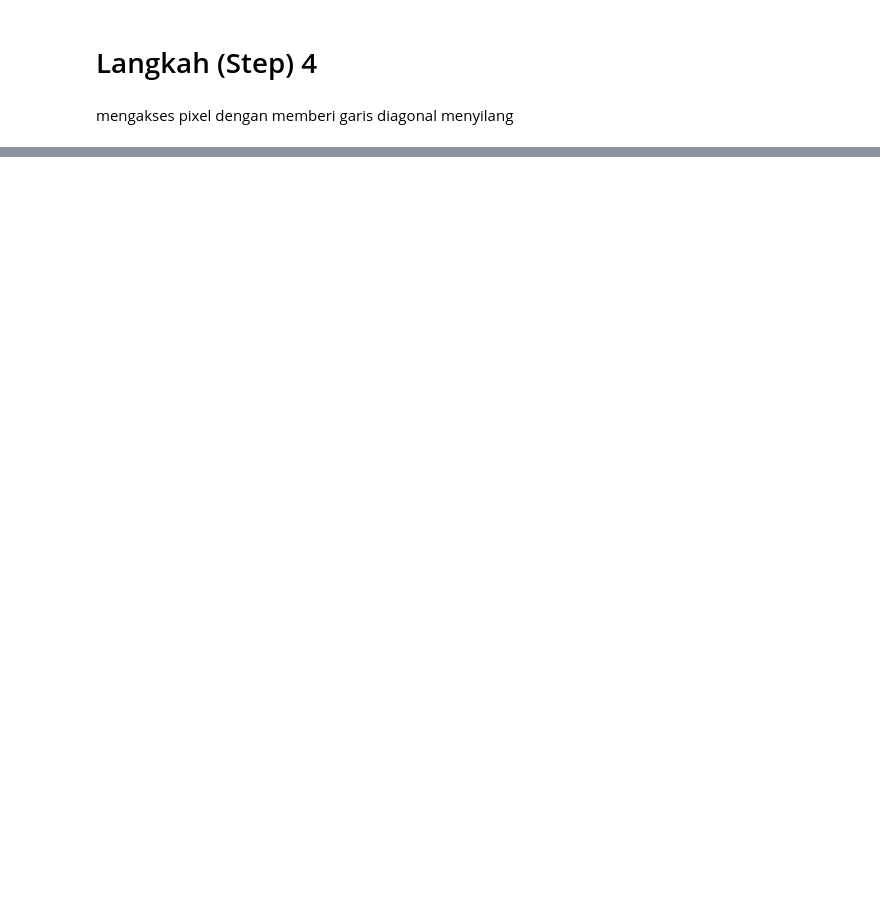
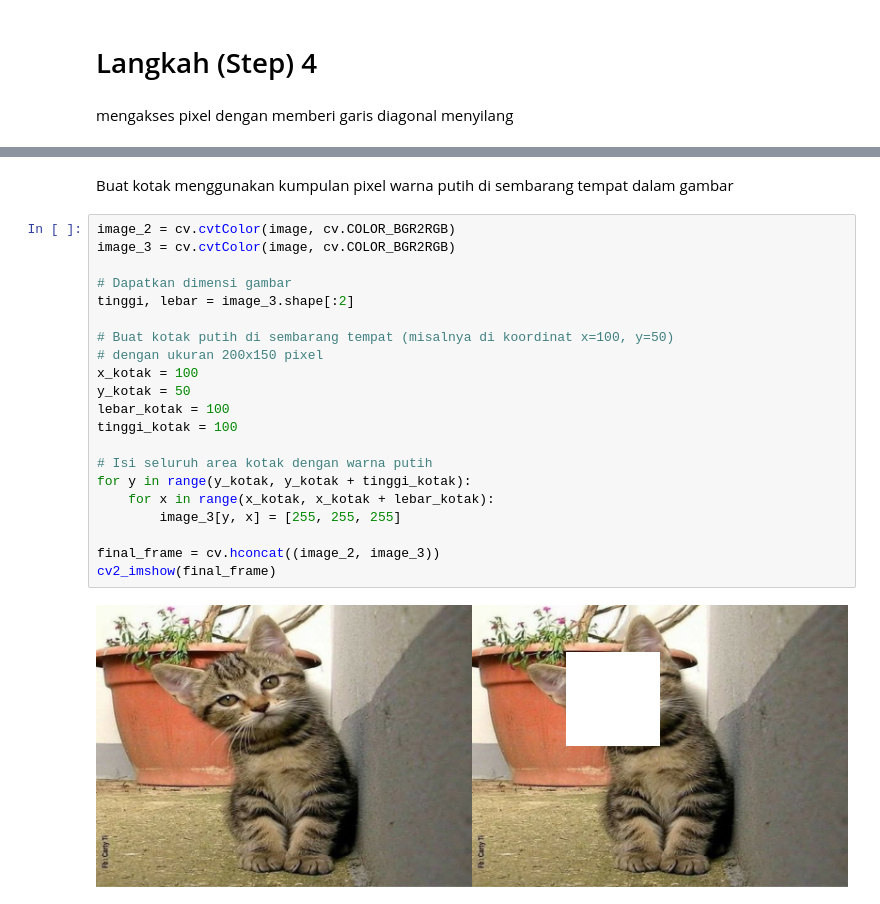
Before and after one commit to trisskmasarahh/PCVK_Ganjil_2025, a Jupyter notebook: Week1.ipynb, the cells around one changed output, grey strips where cells are left out. Cells and saved outputs as stored; diff of their text form; blank space fills up the shorter version.

```diff
--- a/Week1.ipynb
+++ b/Week1.ipynb
@@ -57,0 +156,25 @@ cv2_imshow(final_frame)
+# %% [markdown]
+Buat kotak menggunakan kumpulan pixel warna putih di sembarang tempat dalam gambar
+# %%
+image_2 = cv.cvtColor(image, cv.COLOR_BGR2RGB)
+image_3 = cv.cvtColor(image, cv.COLOR_BGR2RGB)
+
+# Dapatkan dimensi gambar
+tinggi, lebar = image_3.shape[:2]
+
+# Buat kotak putih di sembarang tempat (misalnya di koordinat x=100, y=50)
+# dengan ukuran 200x150 pixel
+x_kotak = 100
+y_kotak = 50
+lebar_kotak = 100
+tinggi_kotak = 100
+
+# Isi seluruh area kotak dengan warna putih
+for y in range(y_kotak, y_kotak + tinggi_kotak):
+    for x in range(x_kotak, x_kotak + lebar_kotak):
+        image_3[y, x] = [255, 255, 255]
+
+final_frame = cv.hconcat((image_2, image_3))
+cv2_imshow(final_frame)
+# %% [output]
+[figure, added]
```
Also changed, not shown: parts of 14 cells of this notebook.
